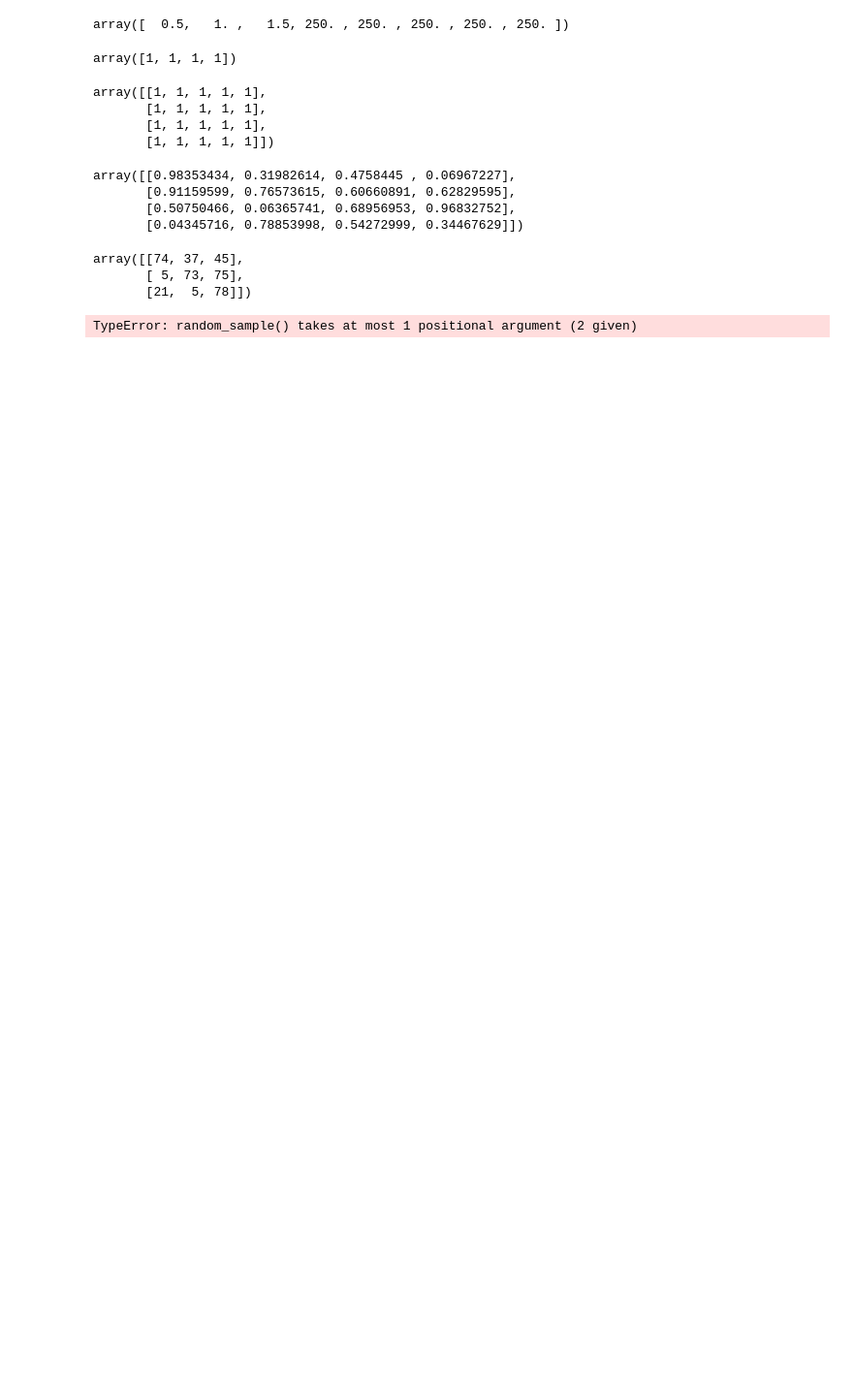
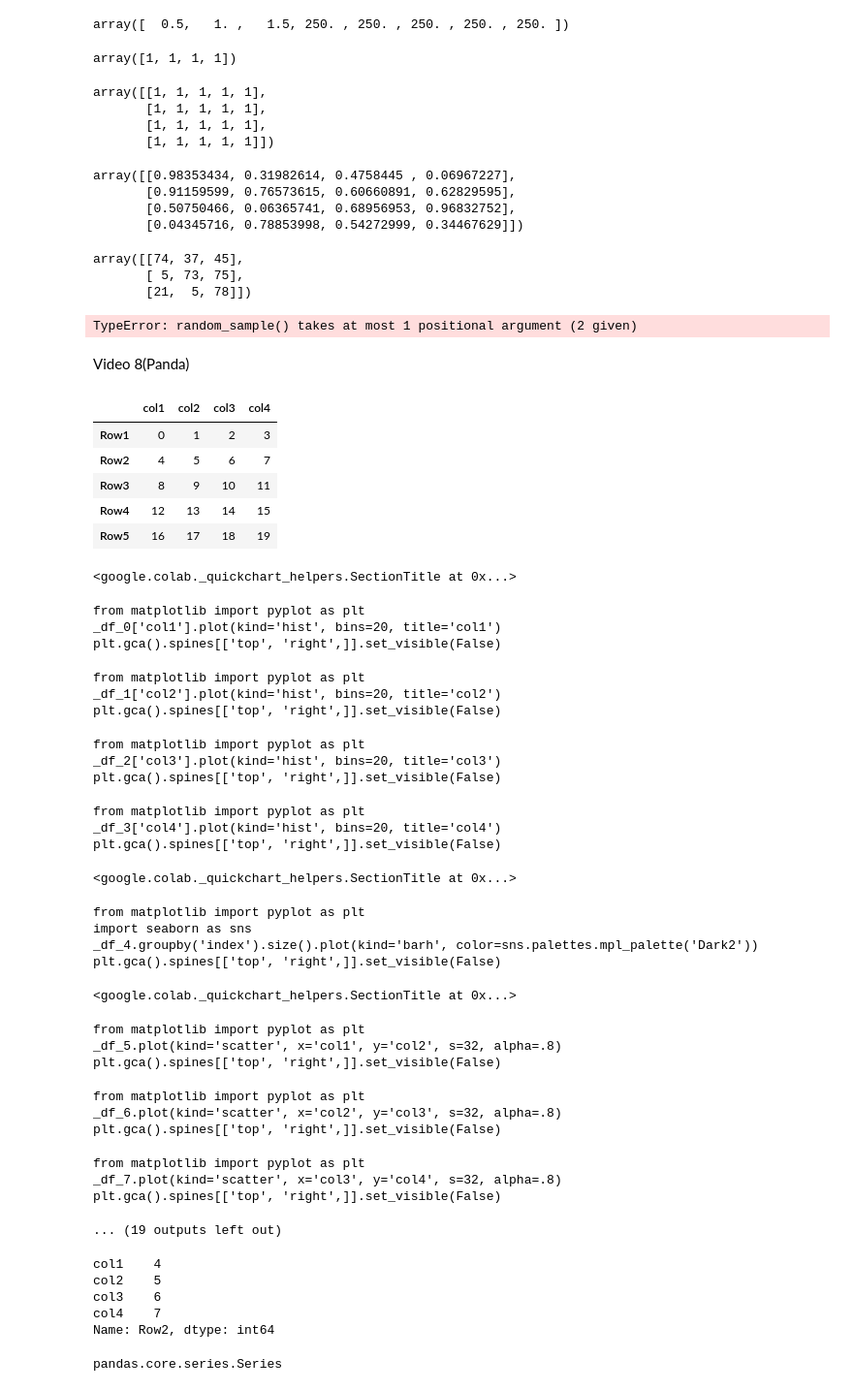
Before and after one commit to RapaDewan/Machine-Learning, a Jupyter notebook: Python/pyBasic.ipynb, the cells around one changed output. Shown at 97% size. Drawn from its saved outputs; the diff is of its cells as text; code cells hidden in the pictures; blank space fills up the shorter version.

```diff
--- a/Python/pyBasic.ipynb
+++ b/Python/pyBasic.ipynb
@@ -453,3 +453,5 @@ array([[74, 37, 45],
 np.random.random_sample(1,5) #problem
 # %% [output]
 TypeError: random_sample() takes at most 1 positional argument (2 given)
+# %% [markdown]
+Video 8(Panda)
@@ -455,0 +461,40 @@ TypeError: random_sample() takes at most 1 positional argument (2 given)
+# %%
+df=pd.DataFrame(np.arange(0,20).reshape(5,4),index=['Row1','Row2','Row3','Row4','Row5'], columns=['col1','col2','col3','col4'])
+# %%
+df.head()
+# %% [output]
+|  | col1 | col2 | col3 | col4 |
+| Row1 | 0 | 1 | 2 | 3 |
+| Row2 | 4 | 5 | 6 | 7 |
+| Row3 | 8 | 9 | 10 | 11 |
+| Row4 | 12 | 13 | 14 | 15 |
+| Row5 | 16 | 17 | 18 | 19 |
+<google.colab._quickchart_helpers.SectionTitle at 0x...>
+from matplotlib import pyplot as plt
+_df_0['col1'].plot(kind='hist', bins=20, title='col1')
+plt.gca().spines[['top', 'right',]].set_visible(False)
+from matplotlib import pyplot as plt
+_df_1['col2'].plot(kind='hist', bins=20, title='col2')
+plt.gca().spines[['top', 'right',]].set_visible(False)
+from matplotlib import pyplot as plt
+_df_2['col3'].plot(kind='hist', bins=20, title='col3')
+plt.gca().spines[['top', 'right',]].set_visible(False)
+from matplotlib import pyplot as plt
+_df_3['col4'].plot(kind='hist', bins=20, title='col4')
+plt.gca().spines[['top', 'right',]].set_visible(False)
+<google.colab._quickchart_helpers.SectionTitle at 0x...>
+from matplotlib import pyplot as plt
+import seaborn as sns
+_df_4.groupby('index').size().plot(kind='barh', color=sns.palettes.mpl_palette('Dark2'))
+plt.gca().spines[['top', 'right',]].set_visible(False)
+<google.colab._quickchart_helpers.SectionTitle at 0x...>
+from matplotlib import pyplot as plt
+_df_5.plot(kind='scatter', x='col1', y='col2', s=32, alpha=.8)
+plt.gca().spines[['top', 'right',]].set_visible(False)
+from matplotlib import pyplot as plt
+_df_6.plot(kind='scatter', x='col2', y='col3', s=32, alpha=.8)
+plt.gca().spines[['top', 'right',]].set_visible(False)
+from matplotlib import pyplot as plt
+_df_7.plot(kind='scatter', x='col3', y='col4', s=32, alpha=.8)
+plt.gca().spines[['top', 'right',]].set_visible(False)
+... (19 outputs left out)
@@ -455,0 +503,12 @@ TypeError: random_sample() takes at most 1 positional argument (2 given)
+# %%
+df.loc['Row2']
+# %% [output]
+col1    4
+col2    5
+col3    6
+col4    7
+Name: Row2, dtype: int64
+# %%
+type(df.loc['Row2'])
+# %% [output]
+pandas.core.series.Series
```
Also changed, not shown: parts of 17 cells of this notebook.
